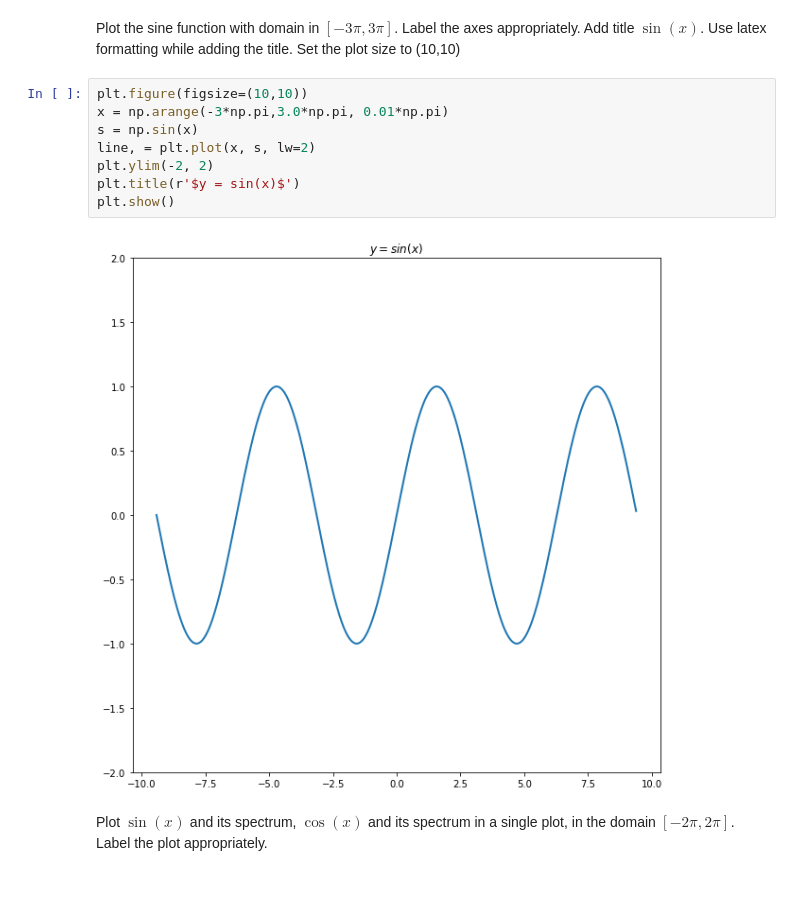
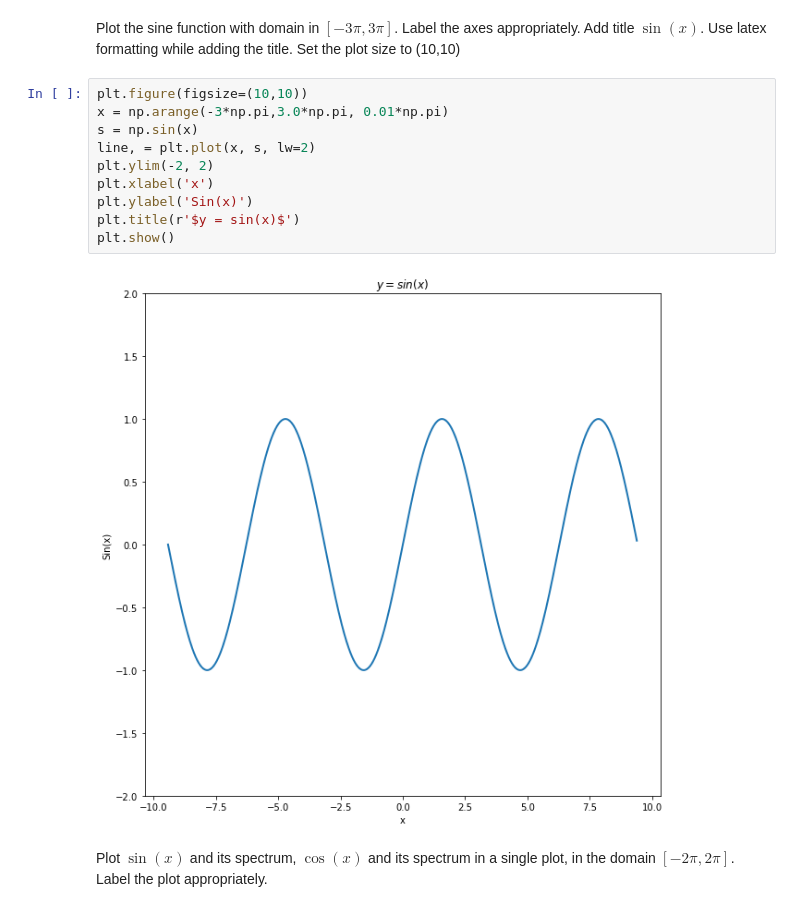
Before and after one commit to Aaditya117/SHALA-2020, a Jupyter notebook: Assignment_1_DS.ipynb, the cells around one changed output. Cells and saved outputs as stored; diff of their text form.

```diff
--- a/Assignment_1_DS.ipynb
+++ b/Assignment_1_DS.ipynb
@@ -293,12 +311,14 @@ Plot the sine function with domain in $[-3\pi,3\pi]$. Label the axes appropriate
 # %%
 plt.figure(figsize=(10,10))
 x = np.arange(-3*np.pi,3.0*np.pi, 0.01*np.pi)
 s = np.sin(x)
 line, = plt.plot(x, s, lw=2)
 plt.ylim(-2, 2)
+plt.xlabel('x')
+plt.ylabel('Sin(x)')
 plt.title(r'$y = sin(x)$')
 plt.show()
 # %% [output]
-[figure, old version]
+[figure, new version]
 # %% [markdown]
 Plot $\sin(x)$ and its spectrum, $\cos(x)$ and its spectrum in a single plot, in the domain $[-2\pi,2\pi]$. Label the plot appropriately.
```
Also changed, not shown: parts of 3 cells of this notebook.
